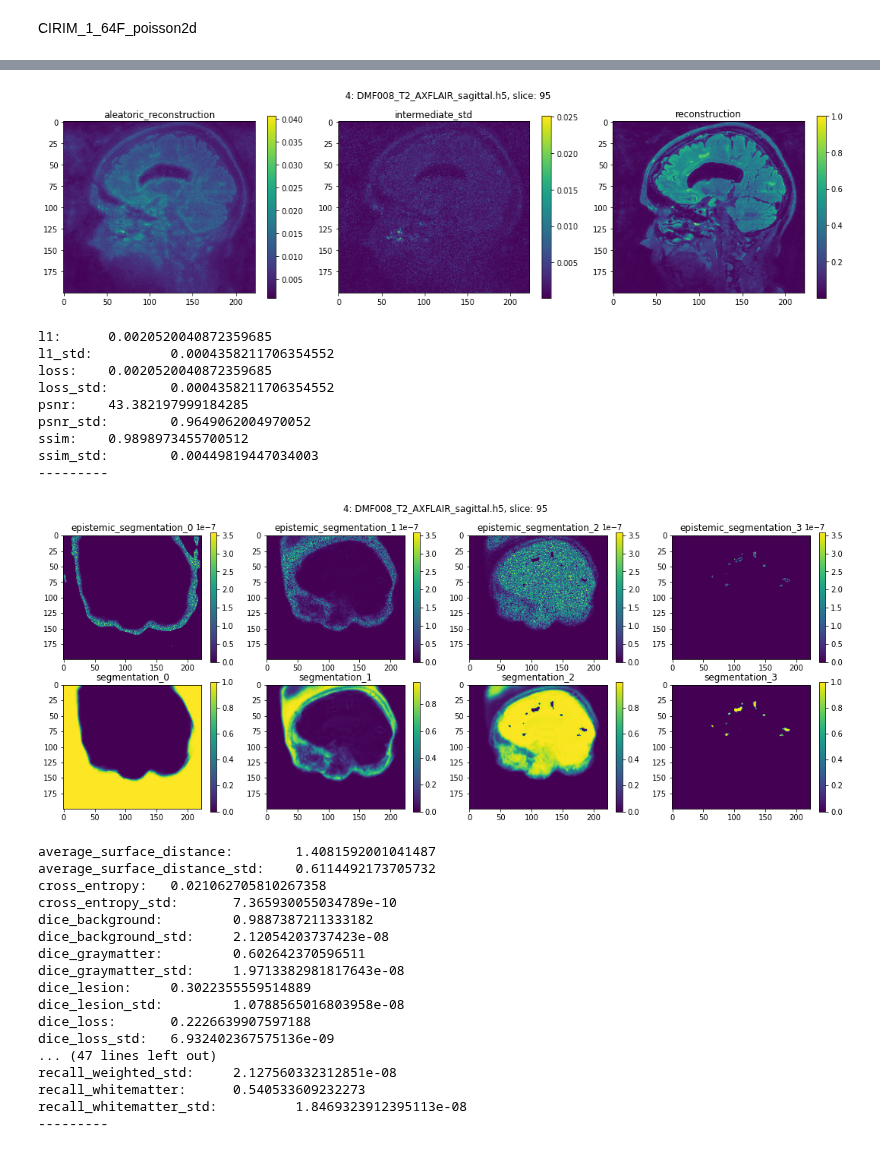
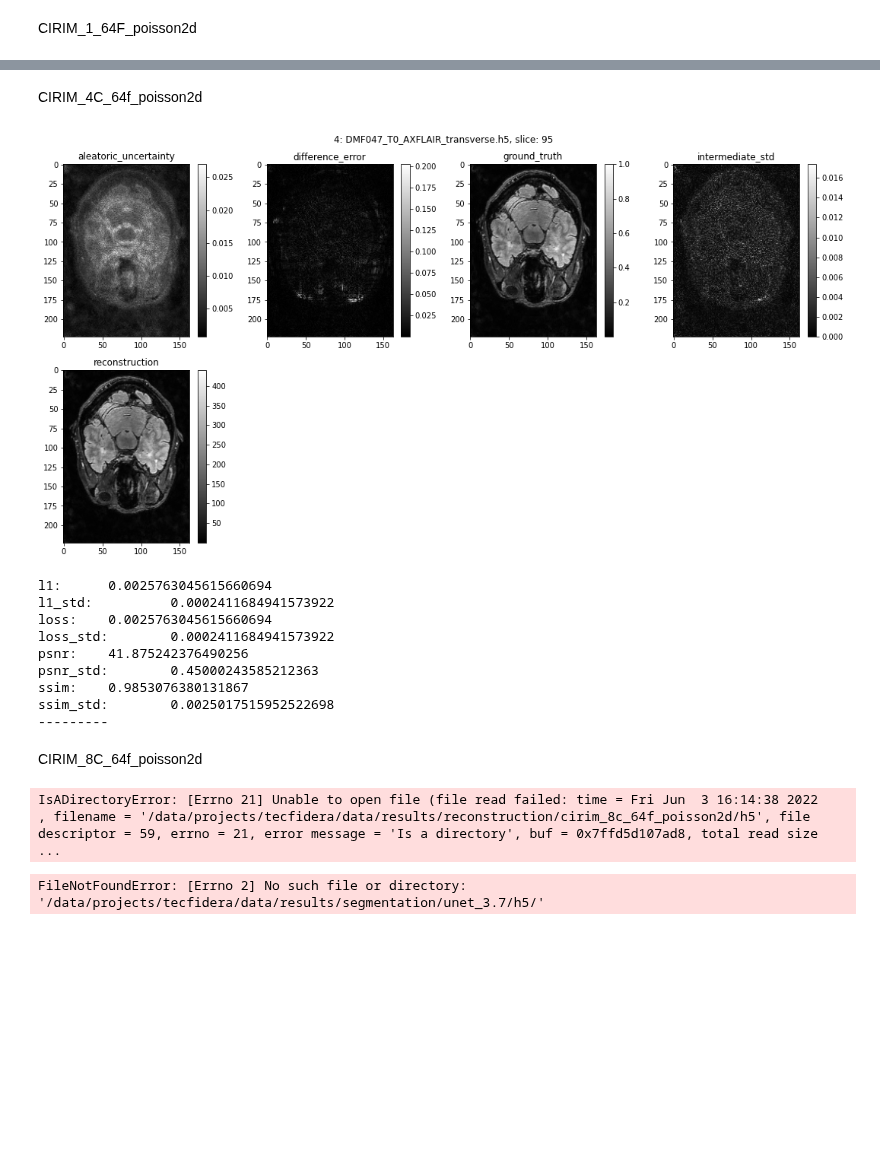
Before and after one commit to LysanderdeJong/RecSeg, a Jupyter notebook: results_showcase.ipynb, the cells around one changed output, grey strips where cells are left out. Cells and saved outputs as stored; diff of their text form; code cells hidden in the pictures; blank space fills up the shorter version.

```diff
--- a/results_showcase.ipynb
+++ b/results_showcase.ipynb
@@ -101,45 +141,42 @@ ssim_std:        0.0027494120987688565
 ---------
+# %% [markdown]
+CIRIM_4C_64f_poisson2d
+# %%
+recon_results_dir = "/data/projects/tecfidera/data/results/reconstruction/cirim_4c_64f_poisson2d/h5/"
+file_index = 4
+slice_int = 95
+coil = 0
+view_mri(recon_results_dir, file_index=file_index, index=slice_int, figsize=(15, 8))
+metric_result_dict = get_metrics(recon_results_dir)
+# %% [output]
+[figure, added]
+l1:      0.0025763045615660694
+l1_std:          0.0002411684941573922
+loss:    0.0025763045615660694
+loss_std:        0.0002411684941573922
+psnr:    41.875242376490256
+psnr_std:        0.45000243585212363
+ssim:    0.9853076380131867
+ssim_std:        0.0025017515952522698
+---------
+# %% [markdown]
+CIRIM_8C_64f_poisson2d
 # %%
 recon_results_dir = "/data/projects/tecfidera/data/results/reconstruction/cirim_8c_64f_poisson2d/"
-file_index = 4
+file_index = 0
 slice_int = 95
 coil = 0
-view_mri(recon_results_dir, file_index=file_index, index=slice_int)
+view_mri(recon_results_dir, file_index=file_index, index=slice_int, figsize=(15, 6))
 metric_result_dict = get_metrics(recon_results_dir)
 # %% [output]
-[figure, removed]
-l1:      0.0020520040872359685
-l1_std:          0.0004358211706354552
-loss:    0.0020520040872359685
-loss_std:        0.0004358211706354552
-psnr:    43.382197999184285
-psnr_std:        0.9649062004970052
-ssim:    0.9898973455700512
-ssim_std:        0.00449819447034003
----------
+IsADirectoryError: [Errno 21] Unable to open file (file read failed: time = Fri Jun  3 16:14:38 2022
+, filename = '/data/projects/tecfidera/data/results/reconstruction/cirim_8c_64f_poisson2d/h5', file descriptor = 59, errno = 21, error message = 'Is a directory', buf = 0x7ffd5d107ad8, total read size ...
 # %%
-seg_results_dir = "/data/projects/tecfidera/data/results/segmentation/unet_3.7/"
+seg_results_dir = "/data/projects/tecfidera/data/results/segmentation/unet_3.7/h5/"
 file_index = 4
 slice_int = 95
 coil = 0
-view_mri(seg_results_dir, file_index=file_index, index=slice_int, figsize=(15, 6))
+view_mri(seg_results_dir, file_index=file_index, index=slice_int, figsize=(15, 11))
 metric_result_dict = get_metrics(seg_results_dir)
 # %% [output]
-[figure, removed]
-average_surface_distance:        1.4081592001041487
-average_surface_distance_std:    0.6114492173705732
-cross_entropy:   0.021062705810267358
-cross_entropy_std:       7.365930055034789e-10
-dice_background:         0.9887387211333182
-dice_background_std:     2.12054203737423e-08
-dice_graymatter:         0.602642370596511
-dice_graymatter_std:     1.9713382981817643e-08
-dice_lesion:     0.3022355559514889
-dice_lesion_std:         1.0788565016803958e-08
-dice_loss:       0.2226639907597188
-dice_loss_std:   6.932402367575136e-09
-... (47 lines left out)
-recall_weighted_std:     2.127560332312851e-08
-recall_whitematter:      0.540533609232273
-recall_whitematter_std:          1.8469323912395113e-08
----------
+FileNotFoundError: [Errno 2] No such file or directory: '/data/projects/tecfidera/data/results/segmentation/unet_3.7/h5/'
```
Also changed, not shown: parts of 14 cells of this notebook, 13 other files.
